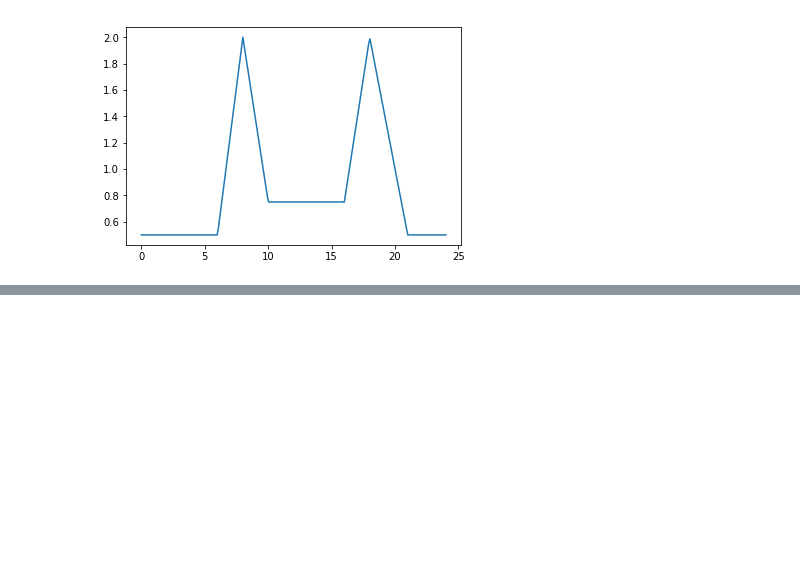
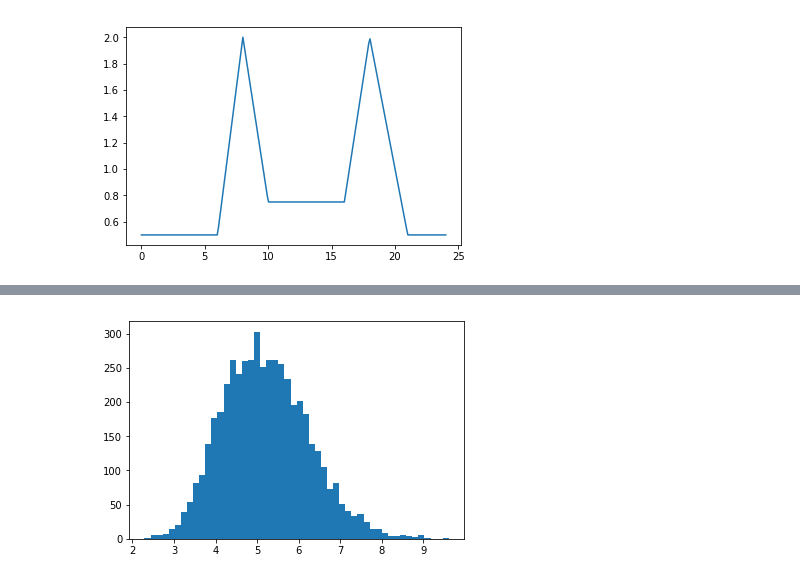
Before and after one commit to madrury/commute-times, a Jupyter notebook: commute-times.ipynb, the cells around one changed output, grey strips where cells are left out. Saved outputs shown, nothing was run; the diff lists cells and outputs as text; code cells hidden in the pictures; blank space fills up the shorter version.

```diff
--- a/commute-times.ipynb
+++ b/commute-times.ipynb
@@ -51,0 +55,5 @@ plt.hist(commute_types)
+# %%
+g = sample_gamma(5000, mode=5, shape=25.0)
+_ = plt.hist(g, bins=50)
+# %% [output]
+[figure, added]
```
Also changed, not shown: parts of 6 cells of this notebook, 1 other file.
